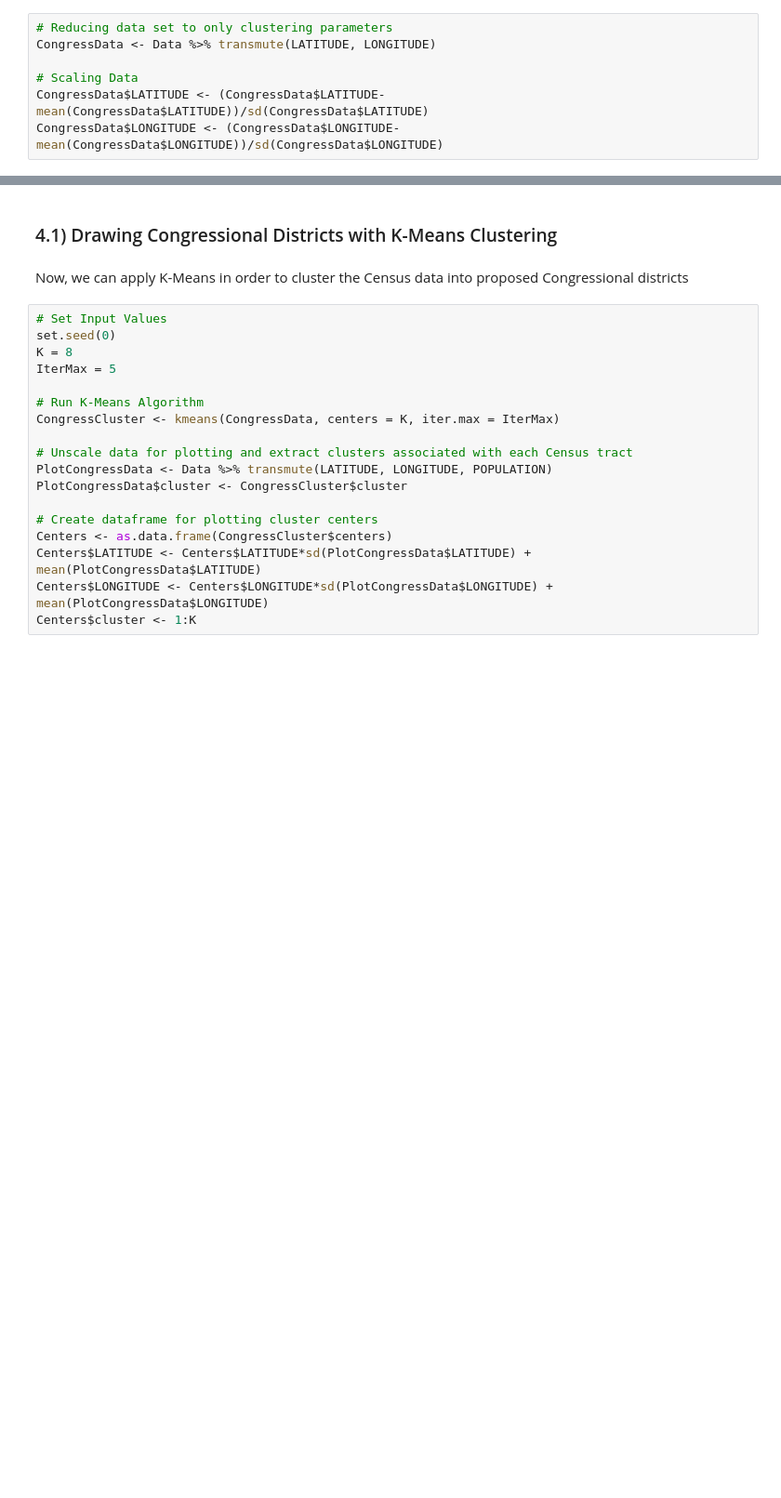
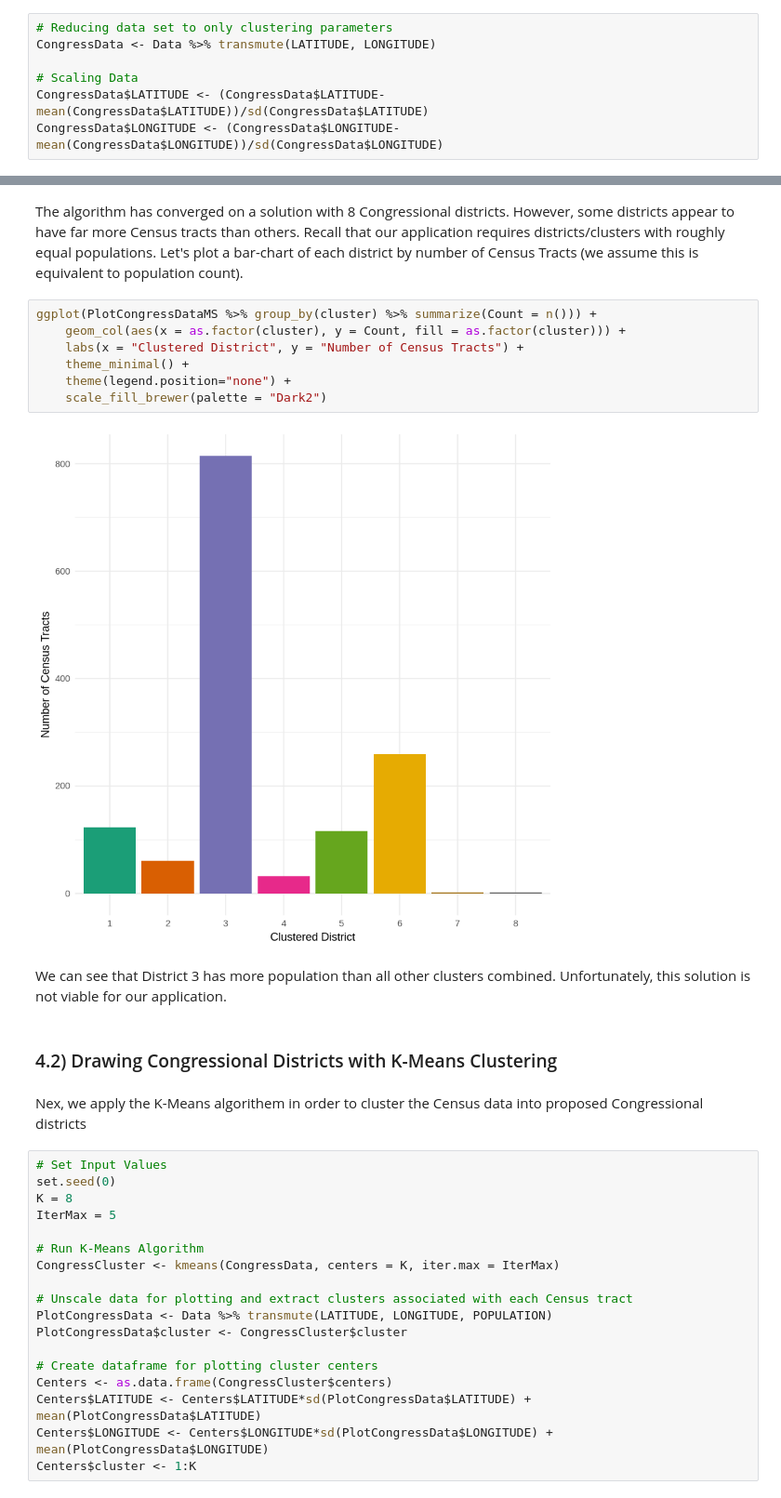
Before and after one commit to rmilanowski/ME532, a Jupyter notebook: ClusteringCongressionalDistricts4.ipynb, the cells around one changed output, grey strips where cells are left out. Shown: that part at 93% size. Cells and saved outputs as stored; diff of their text form; blank space fills up the shorter version.

```diff
--- a/ClusteringCongressionalDistricts4.ipynb
+++ b/ClusteringCongressionalDistricts4.ipynb
@@ -558,7 +599,20 @@ CongressData$LONGITUDE <- (CongressData$LONGITUDE-mean(CongressData$LONGITUDE))/
+# %% [markdown]
+The algorithm has converged on a solution with 8 Congressional districts. However, some districts appear to have far more Census tracts than others. Recall that our application requires districts/clusters with roughly equal populations. Let's plot a bar-chart of each district by number of Census Tracts (we assume this is equivalent to population count).
+# %%
+ggplot(PlotCongressDataMS %>% group_by(cluster) %>% summarize(Count = n())) +
+    geom_col(aes(x = as.factor(cluster), y = Count, fill = as.factor(cluster))) +
+    labs(x = "Clustered District", y = "Number of Census Tracts") +
+    theme_minimal() +
+    theme(legend.position="none") +
+    scale_fill_brewer(palette = "Dark2")
+# %% [output]
+[figure, added]
+# %% [markdown]
+We can see that District 3 has more population than all other clusters combined. Unfortunately, this solution is not viable for our application.
 # %% [markdown]
-### 4.1) Drawing Congressional Districts with K-Means Clustering
+### 4.2) Drawing Congressional Districts with K-Means Clustering
 # %% [markdown]
-Now, we can apply K-Means in order to cluster the Census data into proposed Congressional districts
+Nex, we apply the K-Means algorithem in order to cluster the Census data into proposed Congressional districts
 # %%
 # Set Input Values
 set.seed(0)
```
Also changed, not shown: parts of 35 cells of this notebook.
